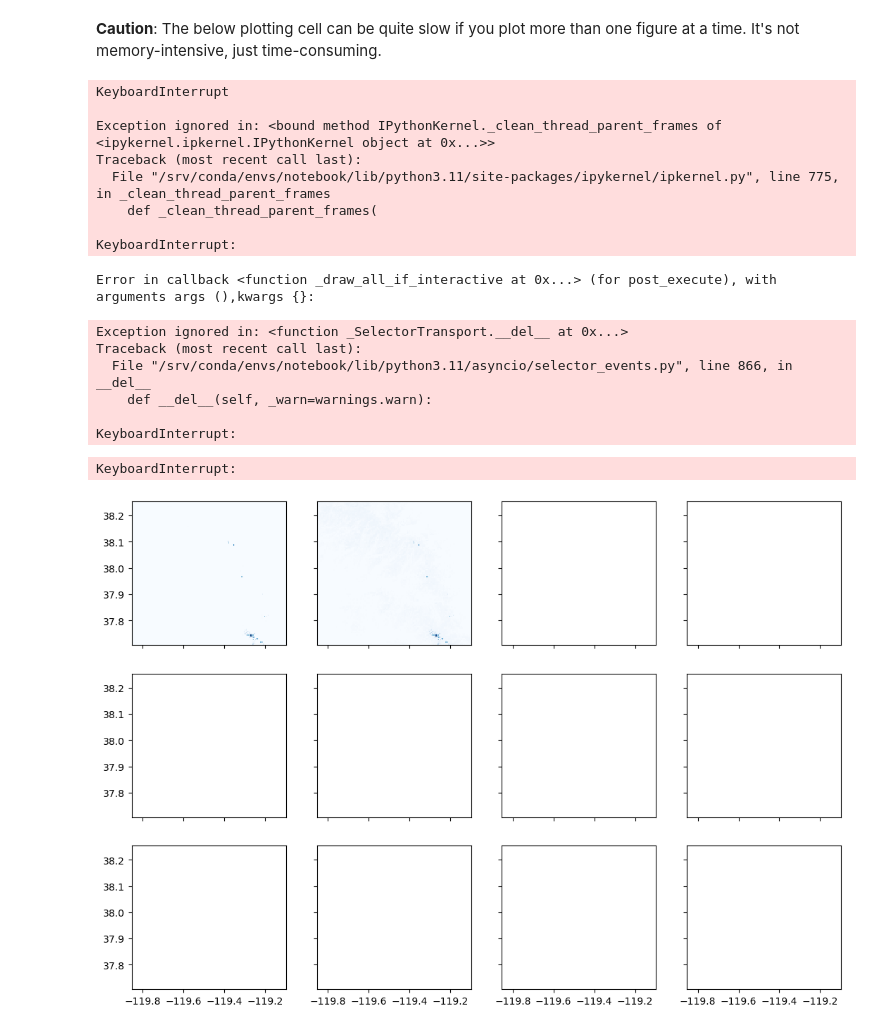
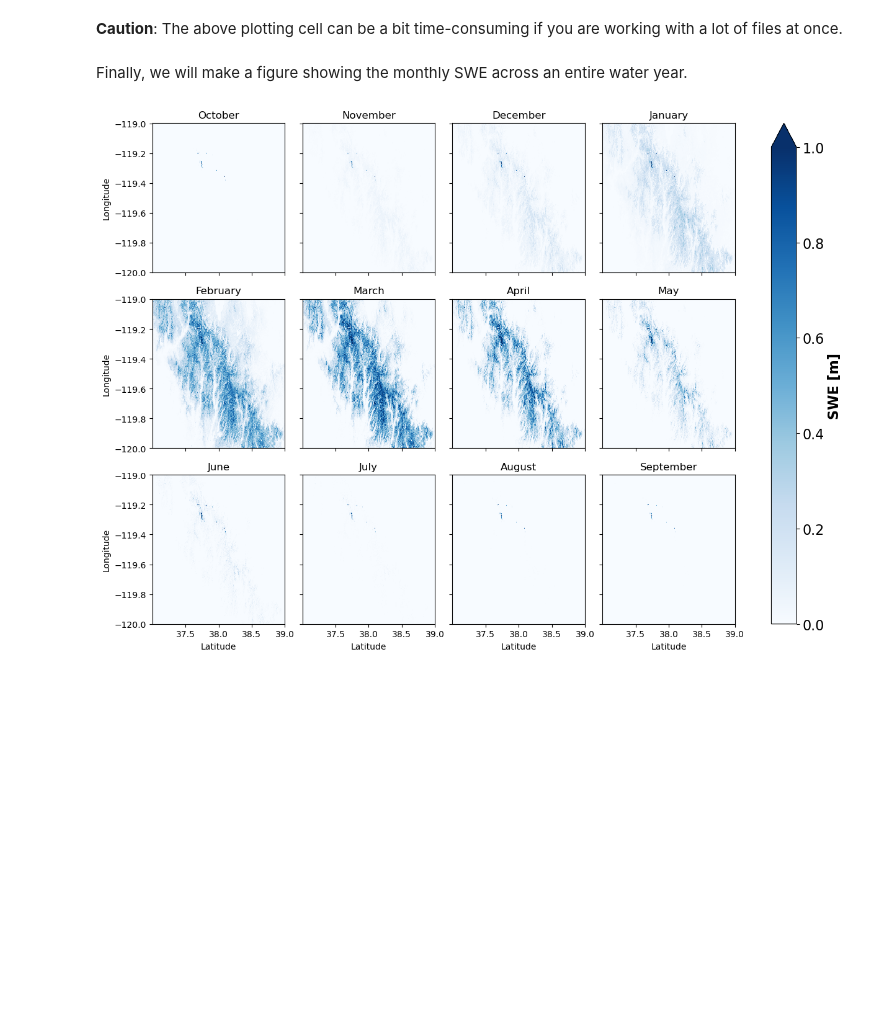
Before and after one commit to zachghiaccio/SnowPit, a Jupyter notebook: swe/UCLA_data_access.ipynb, the cells around one changed output. Drawn from its saved outputs; the diff is of its cells as text; code cells hidden in the pictures; blank space fills up the shorter version.

Commit message:
Overhauled UCLA script to use downloaded data. Pretty much complete now.

```diff
--- a/swe/UCLA_data_access.ipynb
+++ b/swe/UCLA_data_access.ipynb
@@ -137,3 +107,10 @@ ds = ds.sel(time=slice('2020-10-01', '2021-09-30'))
 # %%
-stats_dictionary = {'mean':0, 'std':1, 'median':2, '25pct':2, '75pct':3}
-stats_index = stats_dictionary['mean']
+# Make dictionary of statistics
+stats_dictionary = {'mean':0,
+                    'std':1,
+                    'median':2,
+                    '25pct':3,
+                    '75pct':4}
+
+# Choose statistic of interest
+stat = stats_dictionary['mean']
@@ -140,2 +119,2 @@ stats_index = stats_dictionary['mean']
 # %%
-ds = ds['SWE_Post'].sel(Stats=stats_index)
+mean_daily_swe = ds['SWE_Post'].sel(Stats=stat)
@@ -142,2 +153,3 @@ ds = ds['SWE_Post'].sel(Stats=stats_index)
 # %%
-ds
+# Resample the SWE data to a monthly mean
+mean_monthly_swe = mean_daily_swe.resample(time="1ME").mean()
@@ -267,34 +156,31 @@ Fang, Y., Liu, Y. & Margulis, S. A. (2022). Western United States UCLA Daily Sno
+# %%
+# Load the monthly mean data into memory
+mean_monthly_swe = mean_monthly_swe.compute()
 # %% [markdown]
-**Caution**: The below plotting cell can be quite slow if you plot more than one figure at a time. It's not memory-intensive, just time-consuming.
+**Caution**: The above plotting cell can be a bit time-consuming if you are working with a lot of files at once.
+# %% [markdown]
+Finally, we will make a figure showing the monthly SWE across an entire water year.
 # %%
-%%time
-#for i in range(13):
-#    snow_reanalysis_monthly.isel(time=i).compute()
+# Define months as strings, for subplot titles
+months = ['October', 'November', 'December', 'January',
+          'February', 'March', 'April', 'May',
+          'June', 'July', 'August', 'September']
 
-f = snow_reanalysis_monthly.plot.imshow(
+# Plot the SWE data as monthly means
+fig = mean_monthly_swe.plot.imshow(
     col='time',
     col_wrap=4,
     cmap="Blues",
     vmin=0,
-    vmax=1.5,
+    vmax=1,
 )
 
-#f.fig.suptitle("UCLA SWE reanalysis")
+# Set titles to month
+for ax, title in zip(fig.axs.flatten(), months):
+    ax.set_title(title, fontsize=12)
+
+# Change colorbar label and label sizes
+fig.cbar.ax.tick_params(labelsize=16)
+fig.cbar.set_label(label='SWE [m]', size=16, weight='bold')
 # %% [output]
-KeyboardInterrupt
-
-Exception ignored in: <bound method IPythonKernel._clean_thread_parent_frames of <ipykernel.ipkernel.IPythonKernel object at 0x...>>
-Traceback (most recent call last):
-  File "/srv/conda/envs/notebook/lib/python3.11/site-packages/ipykernel/ipkernel.py", line 775, in _clean_thread_parent_frames
-    def _clean_thread_parent_frames(
-
-KeyboardInterrupt:
-Error in callback <function _draw_all_if_interactive at 0x...> (for post_execute), with arguments args (),kwargs {}:
-Exception ignored in: <function _SelectorTransport.__del__ at 0x...>
-Traceback (most recent call last):
-  File "/srv/conda/envs/notebook/lib/python3.11/asyncio/selector_events.py", line 866, in __del__
-    def __del__(self, _warn=warnings.warn):
-
-KeyboardInterrupt:
-KeyboardInterrupt:
-[figure, old version]
+[figure, new version]
```
Also changed, not shown: parts of 27 cells of this notebook.
